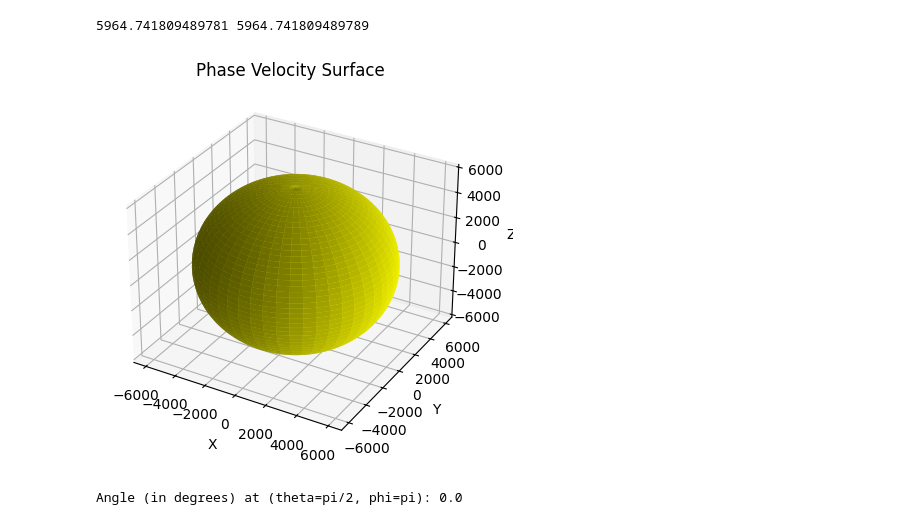
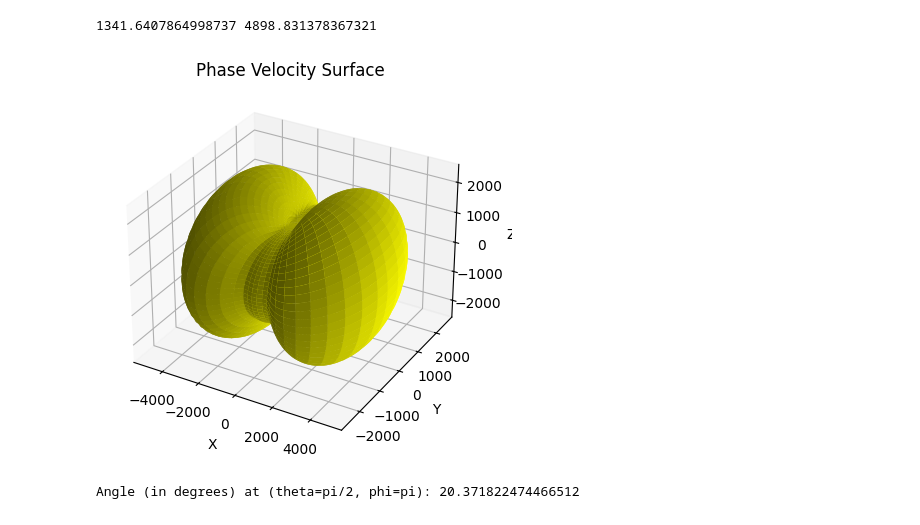
Before and after one commit to BrunoGisbert/ProjetMMC, a Jupyter notebook: projetmmc.ipynb, the cells around one changed output. Saved outputs shown, nothing was run; the diff lists cells and outputs as text; code cells hidden in the pictures.

```diff
--- a/projetmmc.ipynb
+++ b/projetmmc.ipynb
@@ -25,17 +27,17 @@ def voigt_to_tensor(C_voigt):
 
 # Isotropic material stiffness tensor in Voigt notation (6x6)
 C_voigt = np.array([
-    [280e9, 120e9, 120e9, 0, 0, 0],
-    [120e9, 280e9, 120e9, 0, 0, 0],
-    [120e9, 120e9, 280e9, 0, 0, 0],
-    [0, 0, 0, 80e9, 0, 0],
-    [0, 0, 0, 0, 80e9, 0],
-    [0, 0, 0, 0, 0, 80e9]
+    [12e9, 1e9, 0.5e9, 0, 0, 0],
+    [1e9, 2e9, 0.3e9, 0, 0, 0],
+    [0.5e9, 0.3e9, 0.9e9, 0, 0, 0],
+    [0, 0, 0, 0.5e9, 0, 0],
+    [0, 0, 0, 0, 0.3e9, 0],
+    [0, 0, 0, 0, 0, 0.4e9]
 ])
 
 
 # Define density in kg/m^3
-rho = 7870
+rho = 500
 
 # Convert Voigt notation to full tensor
 C_tensor = voigt_to_tensor(C_voigt)
@@ -60,35 +62,35 @@ for i, t in enumerate(theta):
         Gamma_reduced = Gamma / rho  # Assume density is defined, e.g., density = 2700 kg/m³
 
         # Compute eigenvalues of Christoffel tensor
         eigenvalues = np.linalg.eigvalsh(Gamma_reduced)
 
         # Maximum eigenvalue corresponds to fastest phase velocity
         wave_speeds[i, j] = np.sqrt(np.max(eigenvalues))
 
 print(np.min(wave_speeds), np.max(wave_speeds))
 
 # Convert wave speeds to Cartesian coordinates for visualization
 X = wave_speeds * np.sin(theta)[:, None] * np.cos(phi)
 Y = wave_speeds * np.sin(theta)[:, None] * np.sin(phi)
 Z = wave_speeds * np.cos(theta)[:, None]
 
 # Plot the phase velocity surface with a solid yellow color
 fig = plt.figure()
 ax = fig.add_subplot(111, projection='3d')
 
 # Plot the surface with no color map, just solid yellow
 surface = ax.plot_surface(X, Y, Z, color='yellow', edgecolor='none')
 
 # Add labels
 ax.set_xlabel('X')
 ax.set_ylabel('Y')
 ax.set_zlabel('Z')
 
 plt.title('Phase Velocity Surface')
 plt.show()
 # %% [output]
-5964.741809489781 5964.741809489789
+1341.6407864998737 4898.831378367321
-[figure, old version]
+[figure, new version]
 # %%
 import numpy as np
 
@@ -142,4 +144,4 @@ angles_degrees = np.degrees(angles)
 # Example: Print angle at a specific point
 print("Angle (in degrees) at (theta=pi/2, phi=pi):", angles_degrees[50, 50])
 # %% [output]
-Angle (in degrees) at (theta=pi/2, phi=pi): 0.0
+Angle (in degrees) at (theta=pi/2, phi=pi): 20.371822474466512
```
Also changed, not shown: parts of 1 cell of this notebook.
